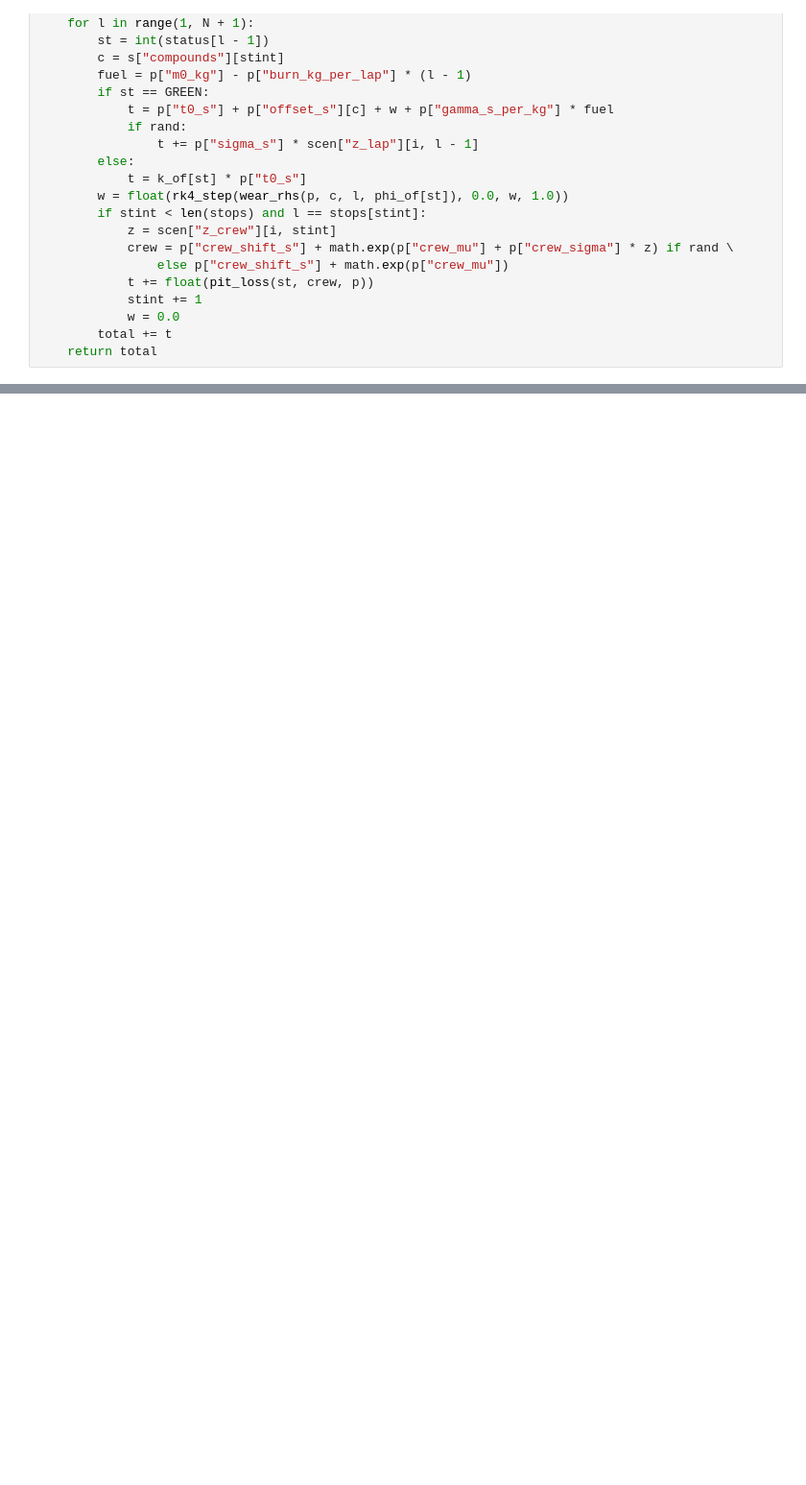
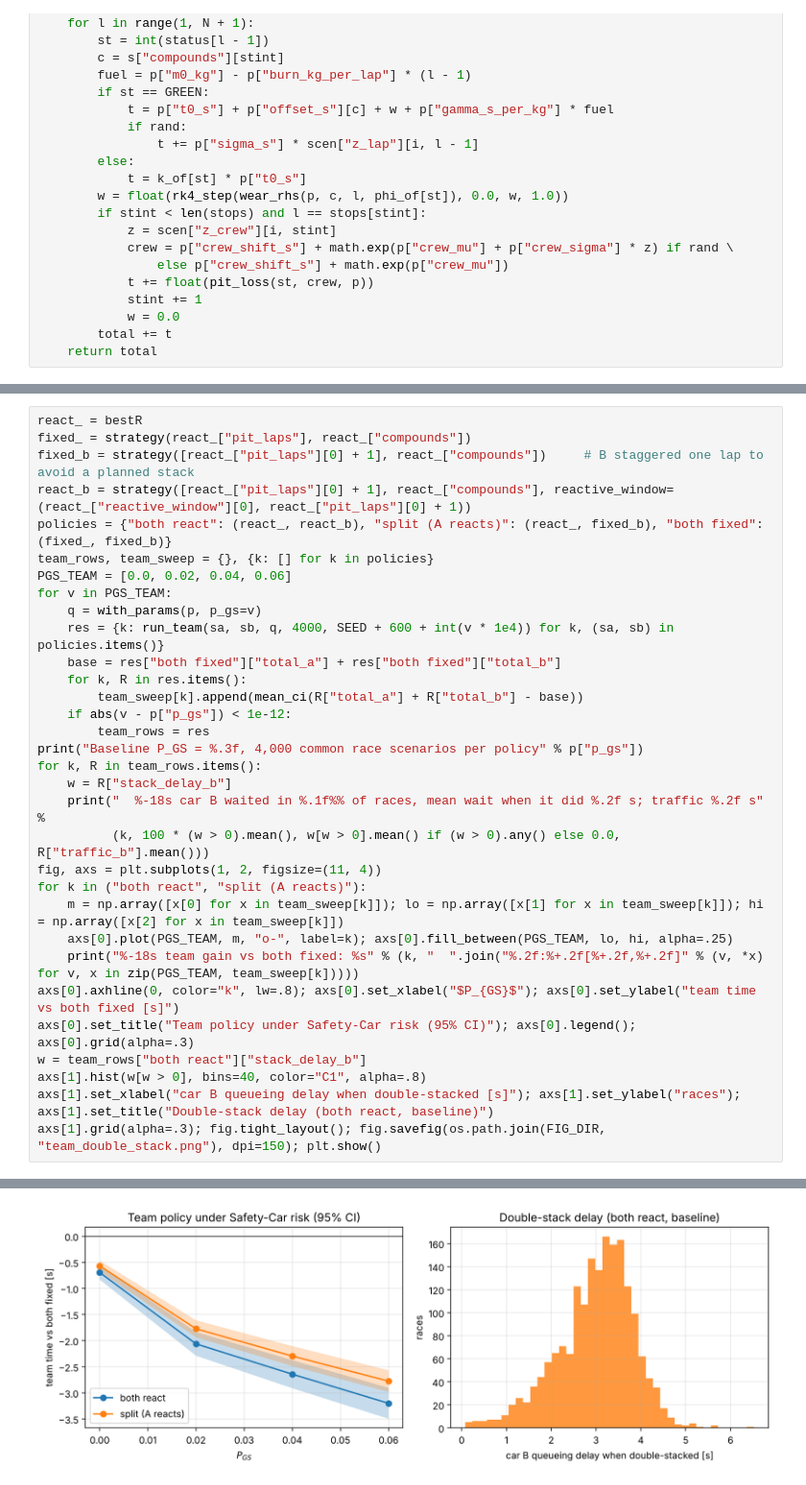
Before and after one commit to dinukacodes/f1-pit-strategy-simulator, a Jupyter notebook: notebook/f1_pit_strategy_simulator.ipynb, the cells around one changed output, grey strips where cells are left out. Shown at 96% size. Drawn from its saved outputs; the diff is of its cells as text; blank space fills up the shorter version.

```diff
--- a/notebook/f1_pit_strategy_simulator.ipynb
+++ b/notebook/f1_pit_strategy_simulator.ipynb
@@ -1185,0 +1466,33 @@ Answer to the question (baseline P_GS = 0.020):
+# %%
+react_ = bestR
+fixed_ = strategy(react_["pit_laps"], react_["compounds"])
+fixed_b = strategy([react_["pit_laps"][0] + 1], react_["compounds"])     # B staggered one lap to avoid a planned stack
+react_b = strategy([react_["pit_laps"][0] + 1], react_["compounds"], reactive_window=(react_["reactive_window"][0], react_["pit_laps"][0] + 1))
+policies = {"both react": (react_, react_b), "split (A reacts)": (react_, fixed_b), "both fixed": (fixed_, fixed_b)}
+team_rows, team_sweep = {}, {k: [] for k in policies}
+PGS_TEAM = [0.0, 0.02, 0.04, 0.06]
+for v in PGS_TEAM:
+    q = with_params(p, p_gs=v)
+    res = {k: run_team(sa, sb, q, 4000, SEED + 600 + int(v * 1e4)) for k, (sa, sb) in policies.items()}
+    base = res["both fixed"]["total_a"] + res["both fixed"]["total_b"]
+    for k, R in res.items():
+        team_sweep[k].append(mean_ci(R["total_a"] + R["total_b"] - base))
+    if abs(v - p["p_gs"]) < 1e-12:
+        team_rows = res
+print("Baseline P_GS = %.3f, 4,000 common race scenarios per policy" % p["p_gs"])
+for k, R in team_rows.items():
+    w = R["stack_delay_b"]
+    print("  %-18s car B waited in %.1f%% of races, mean wait when it did %.2f s; traffic %.2f s" %
+          (k, 100 * (w > 0).mean(), w[w > 0].mean() if (w > 0).any() else 0.0, R["traffic_b"].mean()))
+fig, axs = plt.subplots(1, 2, figsize=(11, 4))
+for k in ("both react", "split (A reacts)"):
+    m = np.array([x[0] for x in team_sweep[k]]); lo = np.array([x[1] for x in team_sweep[k]]); hi = np.array([x[2] for x in team_sweep[k]])
+    axs[0].plot(PGS_TEAM, m, "o-", label=k); axs[0].fill_between(PGS_TEAM, lo, hi, alpha=.25)
+    print("%-18s team gain vs both fixed: %s" % (k, "  ".join("%.2f:%+.2f[%+.2f,%+.2f]" % (v, *x) for v, x in zip(PGS_TEAM, team_sweep[k]))))
+axs[0].axhline(0, color="k", lw=.8); axs[0].set_xlabel("$P_{GS}$"); axs[0].set_ylabel("team time vs both fixed [s]")
+axs[0].set_title("Team policy under Safety-Car risk (95% CI)"); axs[0].legend(); axs[0].grid(alpha=.3)
+w = team_rows["both react"]["stack_delay_b"]
+axs[1].hist(w[w > 0], bins=40, color="C1", alpha=.8)
+axs[1].set_xlabel("car B queueing delay when double-stacked [s]"); axs[1].set_ylabel("races"); axs[1].set_title("Double-stack delay (both react, baseline)")
+axs[1].grid(alpha=.3); fig.tight_layout(); fig.savefig(os.path.join(FIG_DIR, "team_double_stack.png"), dpi=150); plt.show()
+# %% [output]
@@ -1185,0 +1505 @@ Answer to the question (baseline P_GS = 0.020):
+[figure, added]
```
Also changed, not shown: parts of 51 cells of this notebook, 6 other files.
